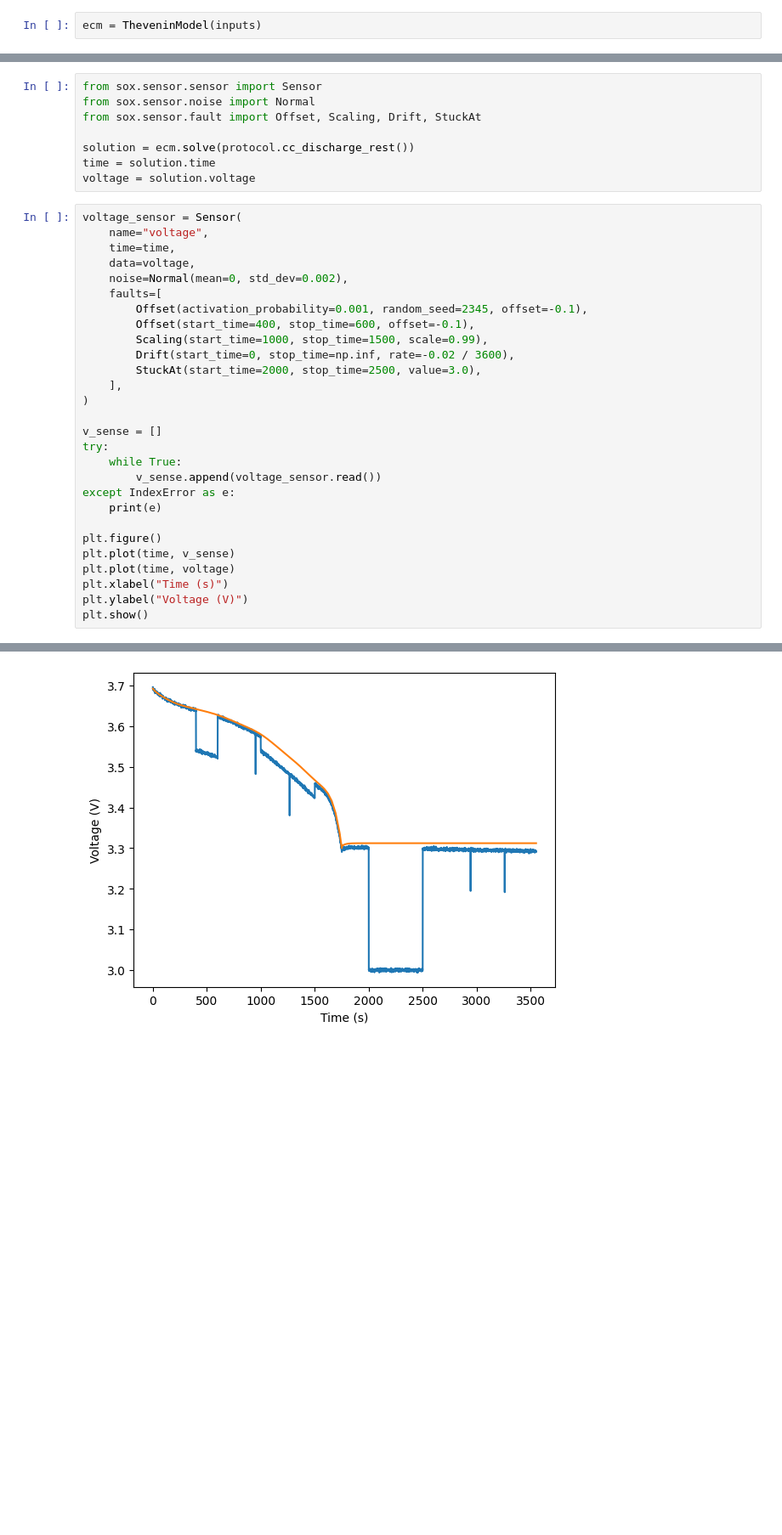
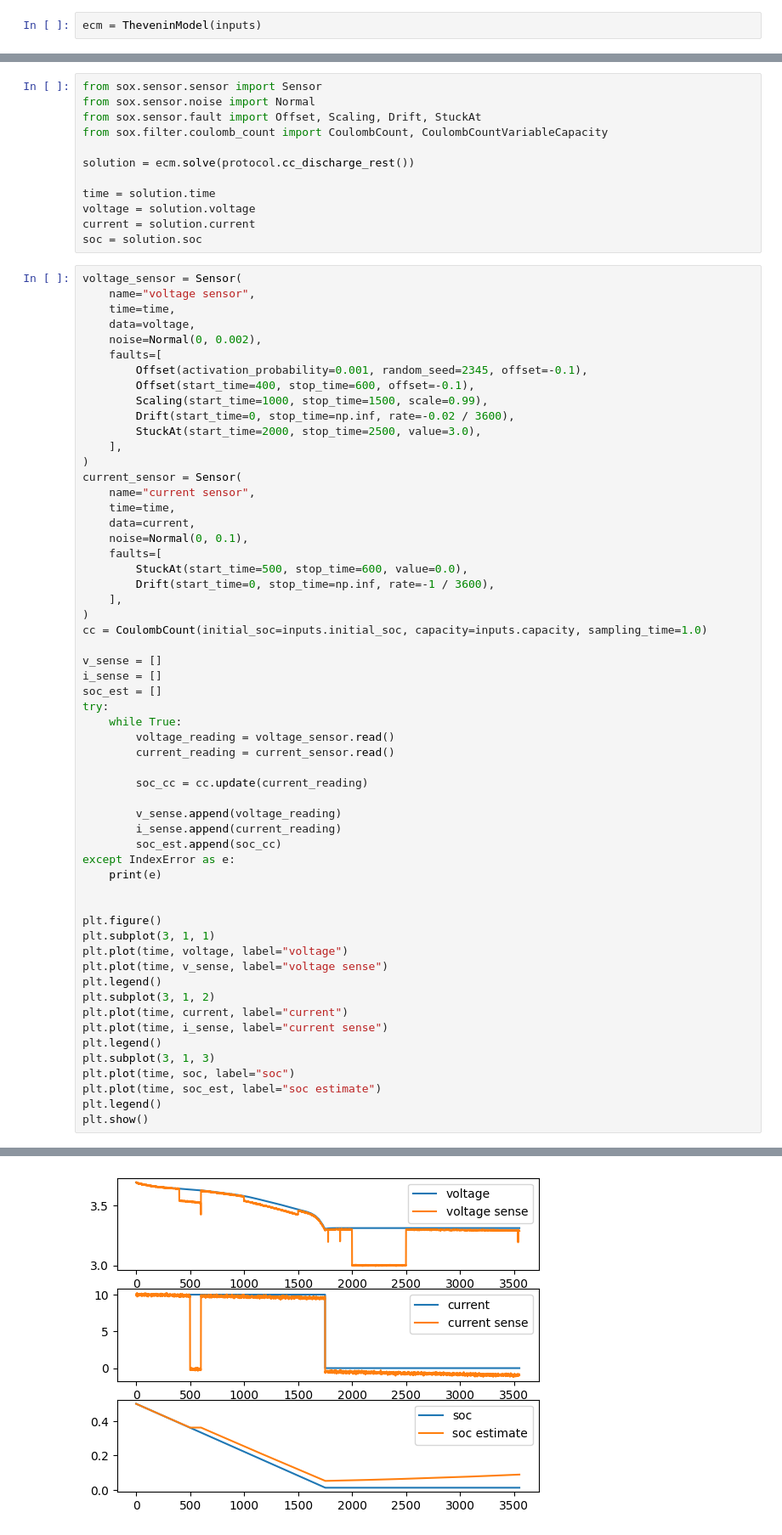
Before and after one commit to ahemmatifar/sox, a Jupyter notebook: src/sox/tutorial.ipynb, the cells around one changed output, grey strips where cells are left out. Shown: that part at 85% size. Drawn from its saved outputs; the diff is of its cells as text; blank space fills up the shorter version.

Commit message:
adds coulomb counting

```diff
--- a/src/sox/tutorial.ipynb
+++ b/src/sox/tutorial.ipynb
@@ -49,38 +42,71 @@ for i, solution in enumerate(solutions):
 from sox.sensor.sensor import Sensor
 from sox.sensor.noise import Normal
 from sox.sensor.fault import Offset, Scaling, Drift, StuckAt
+from sox.filter.coulomb_count import CoulombCount, CoulombCountVariableCapacity
 
 solution = ecm.solve(protocol.cc_discharge_rest())
+
 time = solution.time
 voltage = solution.voltage
+current = solution.current
+soc = solution.soc
 # %%
 voltage_sensor = Sensor(
-    name="voltage",
+    name="voltage sensor",
     time=time,
     data=voltage,
-    noise=Normal(mean=0, std_dev=0.002),
+    noise=Normal(0, 0.002),
     faults=[
         Offset(activation_probability=0.001, random_seed=2345, offset=-0.1),
         Offset(start_time=400, stop_time=600, offset=-0.1),
         Scaling(start_time=1000, stop_time=1500, scale=0.99),
         Drift(start_time=0, stop_time=np.inf, rate=-0.02 / 3600),
         StuckAt(start_time=2000, stop_time=2500, value=3.0),
     ],
 )
+current_sensor = Sensor(
+    name="current sensor",
+    time=time,
+    data=current,
+    noise=Normal(0, 0.1),
+    faults=[
+        StuckAt(start_time=500, stop_time=600, value=0.0),
+        Drift(start_time=0, stop_time=np.inf, rate=-1 / 3600),
+    ],
+)
+cc = CoulombCount(initial_soc=inputs.initial_soc, capacity=inputs.capacity, sampling_time=1.0)
 
 v_sense = []
+i_sense = []
+soc_est = []
 try:
     while True:
-        v_sense.append(voltage_sensor.read())
+        voltage_reading = voltage_sensor.read()
+        current_reading = current_sensor.read()
+
+        soc_cc = cc.update(current_reading)
+
+        v_sense.append(voltage_reading)
+        i_sense.append(current_reading)
+        soc_est.append(soc_cc)
 except IndexError as e:
     print(e)
 
+
 plt.figure()
-plt.plot(time, v_sense)
-plt.plot(time, voltage)
-plt.xlabel("Time (s)")
-plt.ylabel("Voltage (V)")
+plt.subplot(3, 1, 1)
+plt.plot(time, voltage, label="voltage")
+plt.plot(time, v_sense, label="voltage sense")
+plt.legend()
+plt.subplot(3, 1, 2)
+plt.plot(time, current, label="current")
+plt.plot(time, i_sense, label="current sense")
+plt.legend()
+plt.subplot(3, 1, 3)
+plt.plot(time, soc, label="soc")
+plt.plot(time, soc_est, label="soc estimate")
+plt.legend()
 plt.show()
 # %% [output]
 No more data available from the sensor
-[figure, old version]
+[figure, new version]
```
Also changed, not shown: parts of 3 cells of this notebook, 2 other files.
